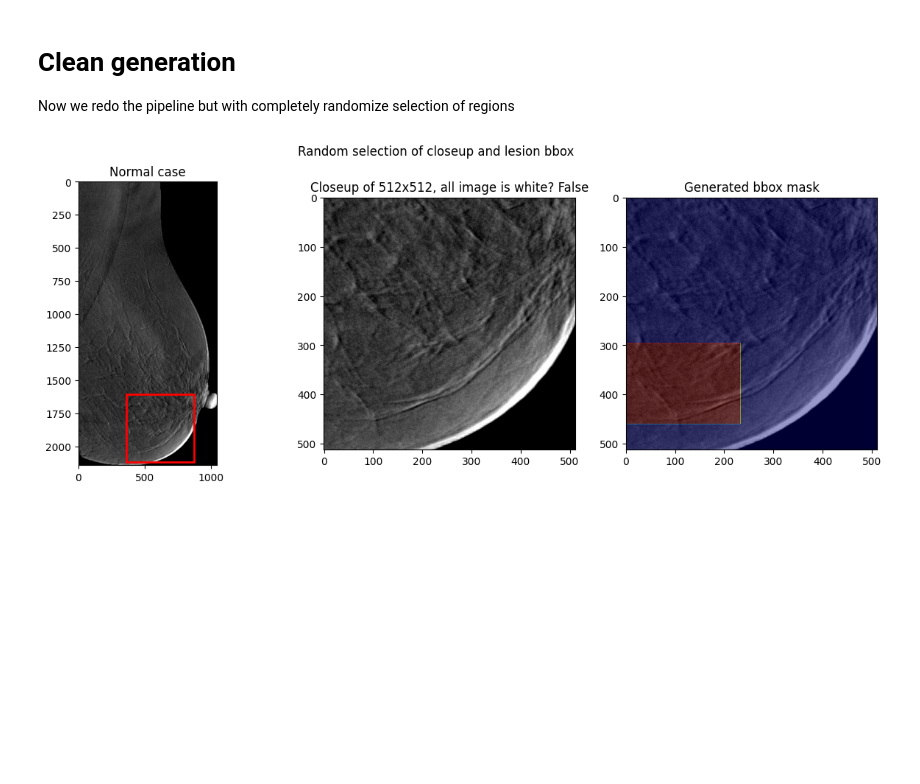
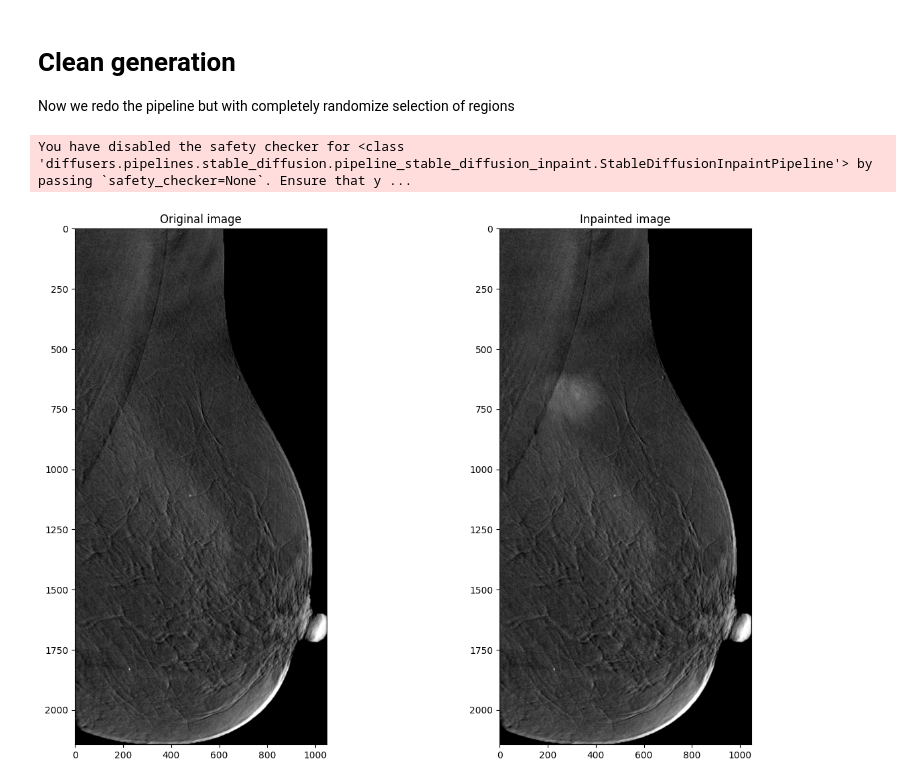
Before and after one commit to Likalto4/CEM-Detect, a Jupyter notebook: generation/inpainting/inference/inpainting_high_quality.ipynb, the cells around one changed output. Drawn from its saved outputs; the diff is of its cells as text; code cells hidden in the pictures; blank space fills up the shorter version.

```diff
--- a/generation/inpainting/inference/inpainting_high_quality.ipynb
+++ b/generation/inpainting/inference/inpainting_high_quality.ipynb
@@ -473,11 +520,18 @@ class InpaintingGenerator:
 # %%
-inpainter = InpaintingGenerator()
+inpainter = InpaintingGenerator(saving_dir= repo_path / 'generation/inpainting/data/inpainted_normal_cases')
+inpainter.set_generator()
+inpainter.start_metadata()
 
 # defining an example
 inpainter.current_row = inpainter.metadata.iloc[5]
 
-# patch and lesion bbox generator
+# patch and lesion bbox generation
 inpainter.select_lesion_patch_and_bbox()
-inpainter.show_current_patch_and_bbox()
+# inpainter.show_current_patch_and_bbox()
+inpainter.synthesize_lesion(diffusion_steps=24, guidance_scale=2, seed=0)
+inpainter.show_synthetic_inpainting(figsize=(15, 10), histogram=False)
+inpainter.save_synthetic_inpainting()
+# save metadata
 # %% [output]
+You have disabled the safety checker for <class 'diffusers.pipelines.stable_diffusion.pipeline_stable_diffusion_inpaint.StableDiffusionInpaintPipeline'> by passing `safety_checker=None`. Ensure that y ...
-[figure, old version]
+[figure, new version]
```
Also changed, not shown: parts of 4 cells of this notebook.
